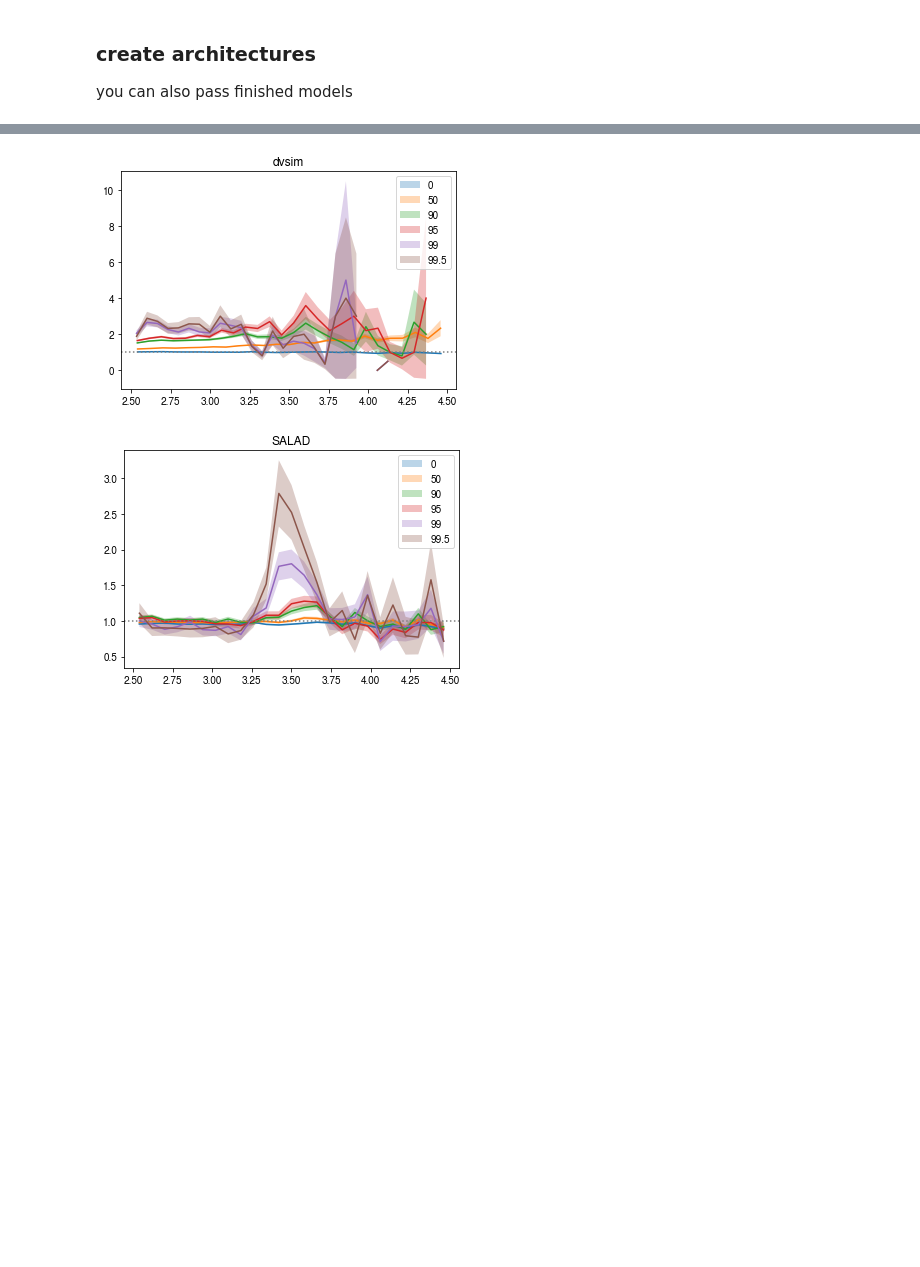
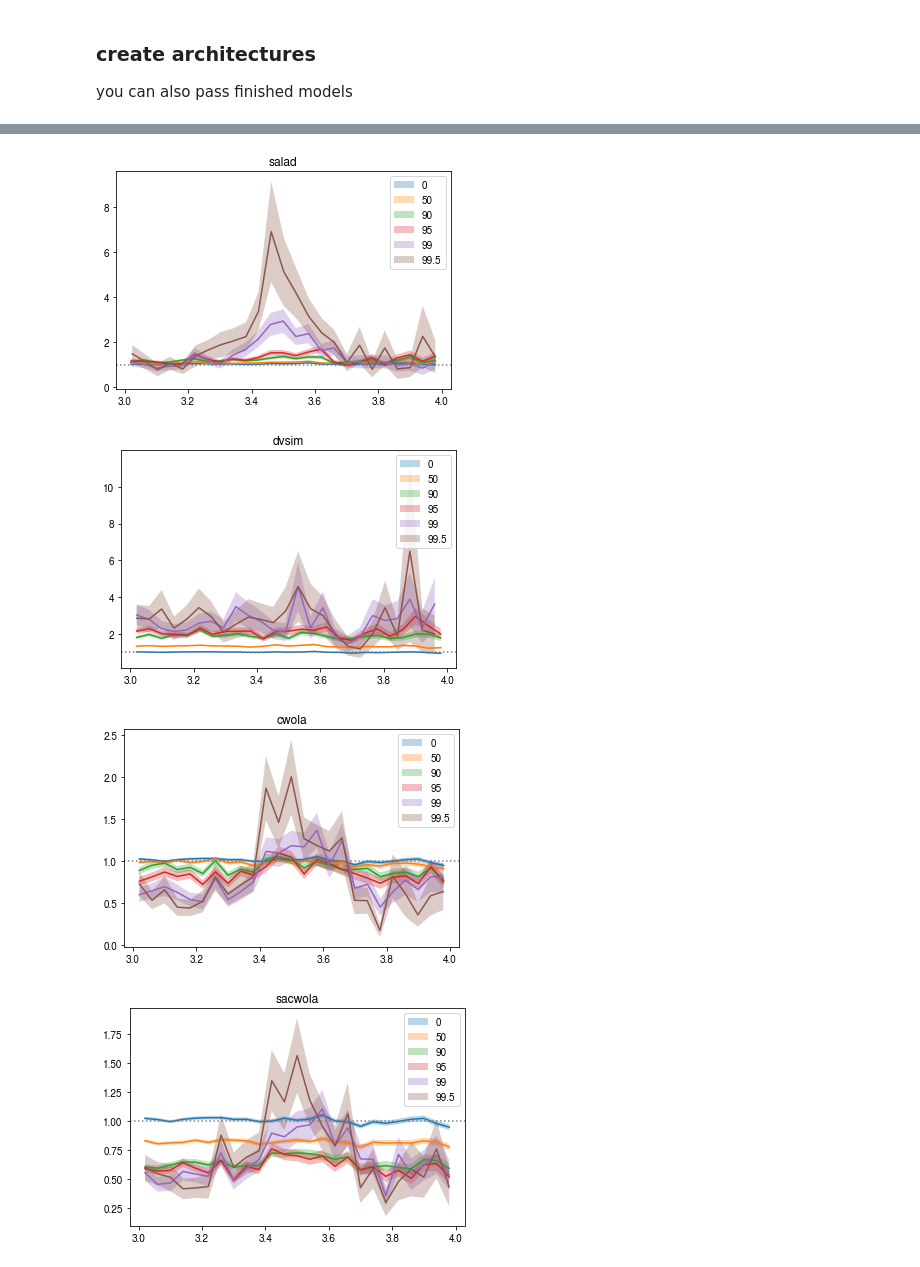
Before and after one commit to luclepot/anomaly_detection_models, a Jupyter notebook: demos/test.ipynb, the cells around one changed output, grey strips where cells are left out. Drawn from its saved outputs; the diff is of its cells as text; code cells hidden in the pictures; blank space fills up the shorter version.

```diff
--- a/demos/test.ipynb
+++ b/demos/test.ipynb
@@ -120,0 +127,9 @@ v = SALAD().load('data/test/salad')
+# %%
+from sklearn.metrics import roc_curve
+
+for name in models.keys():
+    fpr,tpr,thresh = roc_curve(y_signal_test[y_sr_test], preds[name])
+    plt.plot(tpr, tpr/np.sqrt(fpr), label=name)
+plt.plot(tpr, tpr/np.sqrt(tpr), ls=':', color='tab:grey')
+plt.legend()
+plt.show()
@@ -158,10 +198,0 @@ model.model.get_weights()
-# %%
-for name,m in models.items():
-    copy = m.copy(False).load('data/test/{}'.format(name))
-    yhat = copy.predict(x_test[y_sr_test,1:])
-
-    fpr,tpr,thresh = roc_curve(y_signal_test[y_sr_test], yhat)
-    plt.plot(tpr, tpr/np.sqrt(fpr), label=name)
-plt.plot(tpr, tpr/np.sqrt(tpr), ls=':', color='tab:grey')
-plt.legend()
-plt.show()
@@ -184,18 +199,21 @@ tensorflow.python.framework.errors_impl.InvalidArgumentError: No such callable h
 # %%
+n_signal_test = n_signal*(test_frac/(1 - test_frac))
+n_sel = x_data_test.shape[0] + x_sim_test.shape[0] + n_signal_test
+y_sel_test = np.concatenate([np.ones(int(n_sel)), np.zeros(int(x_test.shape[0] - n_sel))]).astype(bool)
 
 pvals = [0, 50, 90, 95, 99, 99.9]
-window = y_sr | y_sb
-dtag = y_sim[window] == 1
-stag = y_sim[window] == 0
+window = (y_sr_test | y_sb_test) & y_sel_test
+dtag = y_sim_test[window] == 1
+stag = y_sim_test[window] == 0
 
 for model_name,m in models.items():
-    yhat_all = m.predict(x[window,1:])
+    yhat_all = m.predict(x_test[window,1:])
 
     for p in pvals:
         pct = np.percentile(yhat_all[dtag], p)
         tag = yhat_all[dtag] >= pct
 
-        plt.hist(x[window,0][dtag][tag], histtype='step', label=p, density=0, bins=20)
+        plt.hist(x_test[window,0][dtag][tag], histtype='step', label=p, density=0, bins=20)
 
     plt.gca().axvline(3.3, color='tab:grey', ls=':')
     plt.gca().axvline(3.7, color='tab:grey', ls=':')
@@ -211,35 +230,37 @@ for model_name,m in models.items():
 # %%
 pvals = [0, 50, 90, 95, 99, 99.5]
 
-for model_name,m in {'dvsim': dvsim, 'SALAD': s}.items():
-    yhat_all = m.predict(x_test[window])
+for model_name,m in models.items():
+    yhat_all = m.predict(x_test[window,1:])
     if hasattr(m, 'predict_weight'):
         w = m.predict_weight(x_test[window])
     else:
-        w = np.ones_like(y_test[window])
+        w = np.ones_like(y_sim_test[window])
 
     for p in pvals:
         pct = np.percentile(yhat_all[dtag], p)
         tag = yhat_all[dtag] >= pct
         tag_s = yhat_all[stag] >= pct
 
         dcnts,bns = np.histogram(x_test[window,0][dtag][tag], bins=25,)
         scnts,bns = np.histogram(x_test[window,0][stag][tag_s], weights=w[stag][tag_s], bins=25,)
         xpt = bns[:-1] + np.diff(bns)*.5
 
         val = (dcnts/scnts)
         err = val*np.sqrt(1/dcnts + 1/scnts)
 
         plt.plot(xpt, val)
         plt.fill_between(xpt, val - err, val + err, alpha=.3, label=p)
 
     plt.legend()
     plt.axhline(1, color='tab:grey', ls=':')
     plt.title(model_name)
     plt.show()
 # %% [output]
-[figure, old version]
+[figure, new version]
-[figure, old version]
+[figure, new version]
+[figure, added]
+[figure, added]
 # %%
 w_sb = s.predict_weight(x_tr[sb])
 plot_set(x_tr[sb], y_tr[sb], w_sb)
```
Also changed, not shown: parts of 13 cells of this notebook, 1 other file.
